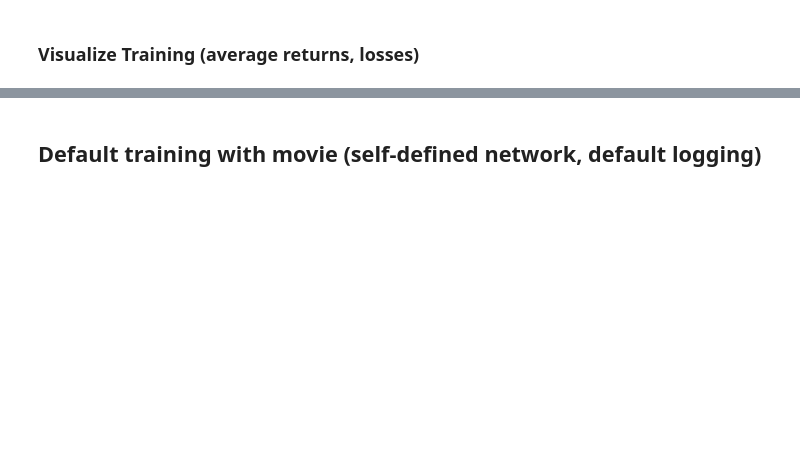
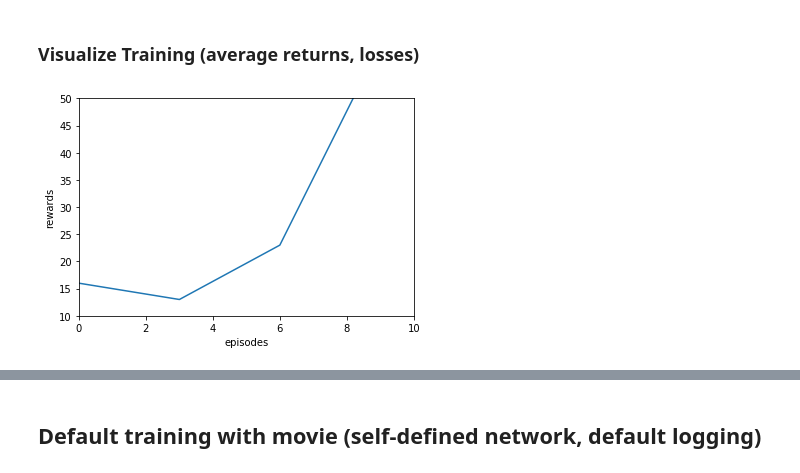
Before and after one commit to christianhidber/easyagents, a Jupyter notebook: jupyter_notebooks/easyagents_cartpole.ipynb, the cells around one changed output, grey strips where cells are left out. Cells and saved outputs as stored; diff of their text form; code cells hidden in the pictures; blank space fills up the shorter version.

```diff
--- a/jupyter_notebooks/easyagents_cartpole.ipynb
+++ b/jupyter_notebooks/easyagents_cartpole.ipynb
@@ -27,4 +38,6 @@ ppoAgent.train()
 # %% [markdown]
 ### Visualize Training (average returns, losses)
 # %%
-ppoAgent.plot_average_returns()
+ppoAgent.plot_average_rewards()
+# %% [output]
+[figure, added]
```
Also changed, not shown: parts of 12 cells of this notebook, 6 other files.
